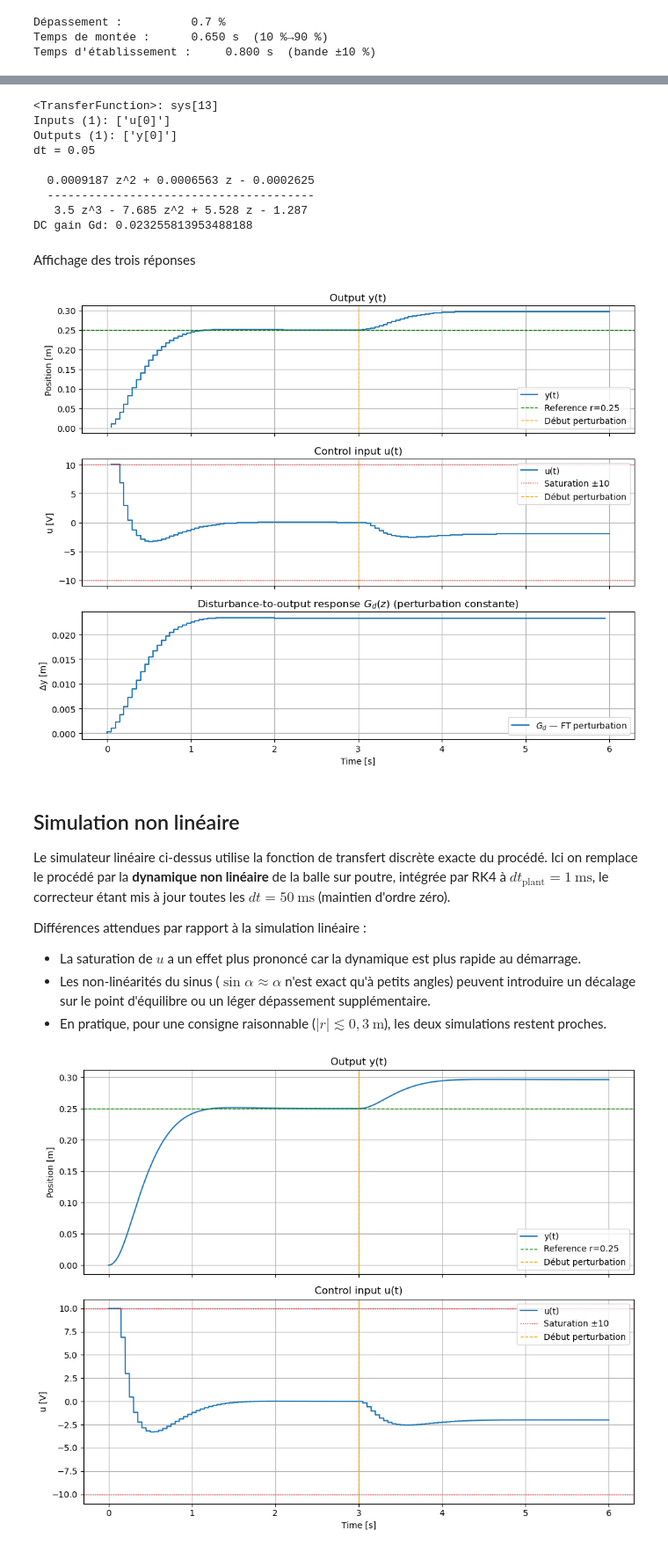
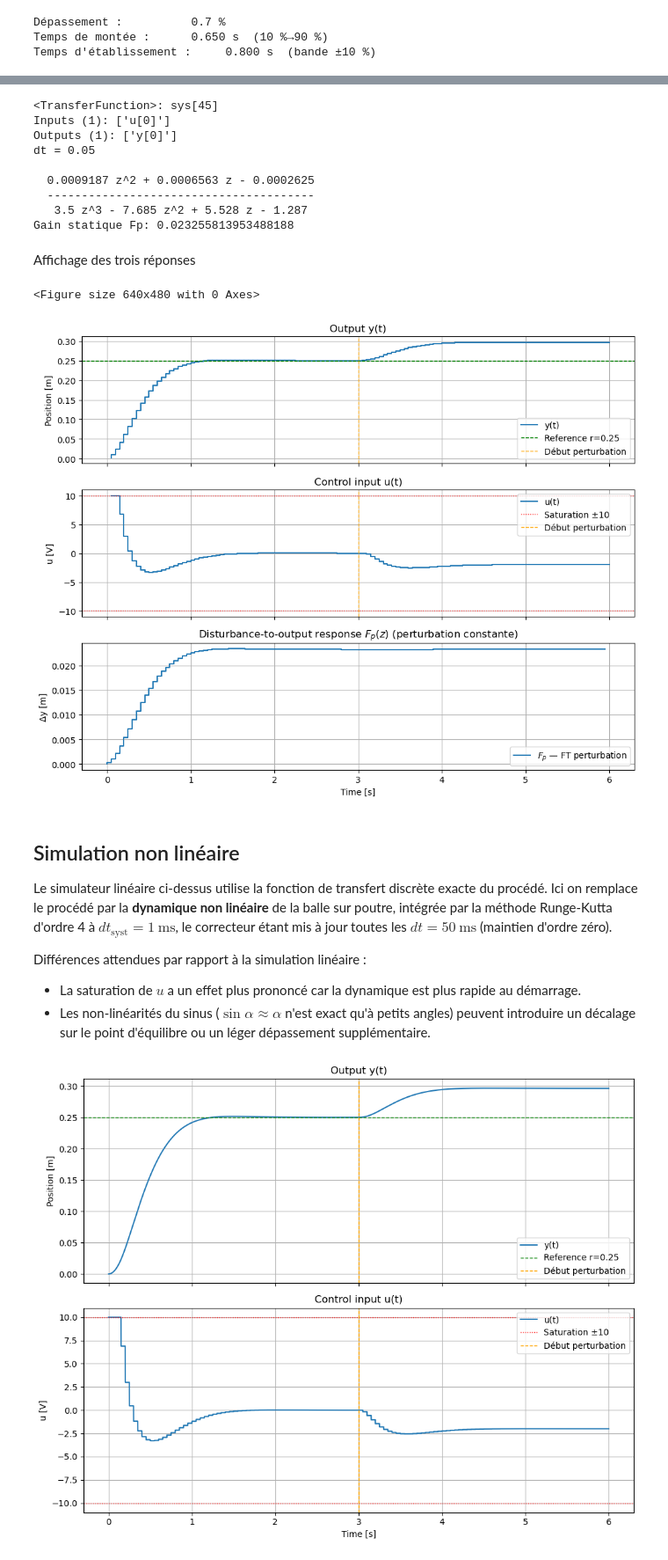
Before and after one commit to Bababoey123/PythonDiscreteControl, a Jupyter notebook: CommandeDoubleIntégrateur_PID.ipynb, the cells around one changed output, grey strips where cells are left out. Shown at 88% size. Drawn from its saved outputs; the diff is of its cells as text; code cells hidden in the pictures.

```diff
--- a/CommandeDoubleIntégrateur_PID.ipynb
+++ b/CommandeDoubleIntégrateur_PID.ipynb
@@ -155,19 +156,19 @@ B_arr = np.squeeze(B)
 R_arr = np.squeeze(PID_controller.R.num[0][0])
 S_arr = np.squeeze(PID_controller.S.num[0][0])
 
-num_d = np.polymul(B_arr, S_arr)
-den_d = np.polyadd(np.polymul(A_arr, S_arr), np.polymul(B_arr, R_arr))
+num_p = np.polymul(B_arr, S_arr)
+den_p = np.polyadd(np.polymul(A_arr, S_arr), np.polymul(B_arr, R_arr))
 
-Gd = ct.tf(num_d, den_d, ballbeam_config.dt)
-print(Gd)
-print("DC gain Gd:", ct.dcgain(Gd))
+Fp = ct.tf(num_p, den_p, ballbeam_config.dt)
+print(Fp)
+print("Gain statique Fp:", ct.dcgain(Fp))
 
 t = np.arange(0, ballbeam_config.T, ballbeam_config.dt)
 t = np.asarray(t).flatten()
-_, d_resp = ct.step_response(Gd, t)
+_, d_resp = ct.step_response(Fp, t)
 d_resp = np.squeeze(d_resp)
 # %% [output]
-<TransferFunction>: sys[13]
+<TransferFunction>: sys[45]
 Inputs (1): ['u[0]']
 Outputs (1): ['y[0]']
 dt = 0.05
@@ -175,49 +176,51 @@ dt = 0.05
   0.0009187 z^2 + 0.0006563 z - 0.0002625
   ---------------------------------------
    3.5 z^3 - 7.685 z^2 + 5.528 z - 1.287
-DC gain Gd: 0.023255813953488188
+Gain statique Fp: 0.023255813953488188
 # %% [markdown]
 Affichage des trois réponses
 # %%
 fig, ax = plt.subplots(3, 1, figsize=(10, 8), sharex=True)
 
 ax[0].step(logger_PID.t_hist, logger_PID.y_hist, label='y(t)')
 ax[0].axhline(y=reference, color='green', linestyle='--', linewidth=1, label=f'Reference r={reference}')
 ax[0].axvline(x=3, color='orange', linestyle='--', linewidth=1, label='Début perturbation')
 ax[0].set_title("Output y(t)")
 ax[0].set_ylabel("Position [m]")
 ax[0].legend()
 ax[0].grid()
 
 ax[1].step(logger_PID.t_hist, logger_PID.u_hist, label='u(t)')
 ax[1].axhline(y= 10, color='red', linestyle=':', linewidth=1, label='Saturation ±10')
 ax[1].axhline(y=-10, color='red', linestyle=':', linewidth=1)
 ax[1].axvline(x=3, color='orange', linestyle='--', linewidth=1, label='Début perturbation')
 ax[1].set_title("Control input u(t)")
 ax[1].set_ylabel("u [V]")
 ax[1].legend()
 ax[1].grid()
 
-ax[2].step(t, d_resp, label='$G_d$ — FT perturbation')
-ax[2].set_title("Disturbance-to-output response $G_d(z)$ (perturbation constante)")
+ax[2].step(t, d_resp, label='$F_p$ — FT perturbation')
+ax[2].set_title("Disturbance-to-output response $F_p(z)$ (perturbation constante)")
 ax[2].set_ylabel("Δy [m]")
 ax[2].set_xlabel("Time [s]")
 ax[2].legend()
 ax[2].grid()
 
 plt.tight_layout()
+### pour enregister la figure décommenter ceci
+#plt.savefig("Commade_PID_figure1")
 plt.show()
 # %% [output]
+<Figure size 640x480 with 0 Axes>
-[figure, old version]
+[figure, new version]
 # %% [markdown]
 ## Simulation non linéaire
 
-Le simulateur linéaire ci-dessus utilise la fonction de transfert discrète exacte du procédé. Ici on remplace le procédé par la **dynamique non linéaire** de la balle sur poutre, intégrée par RK4 à $dt_\text{plant} = 1\ \text{ms}$, le correcteur étant mis à jour toutes les $dt = 50\ \text{ms}$ (maintien d'ordre zéro).
+Le simulateur linéaire ci-dessus utilise la fonction de transfert discrète exacte du procédé. Ici on remplace le procédé par la **dynamique non linéaire** de la balle sur poutre, intégrée par la méthode Runge-Kutta d'ordre 4 à $dt_\text{syst} = 1\ \text{ms}$, le correcteur étant mis à jour toutes les $dt = 50\ \text{ms}$ (maintien d'ordre zéro).
 
 Différences attendues par rapport à la simulation linéaire :
 - La saturation de $u$ a un effet plus prononcé car la dynamique est plus rapide au démarrage.
 - Les non-linéarités du sinus ($\sin\alpha \approx \alpha$ n'est exact qu'à petits angles) peuvent introduire un décalage sur le point d'équilibre ou un léger dépassement supplémentaire.
-- En pratique, pour une consigne raisonnable ($|r| \lesssim 0{,}3\ \text{m}$), les deux simulations restent proches.
 # %%
 logger_NL=SimLog()
 logger_NL=run_continuous_control_loop(double_int_simNL,PID_controller,reference,X_0,logger_NL,True,True)
```
Also changed, not shown: parts of 8 cells of this notebook, 1 other file.
